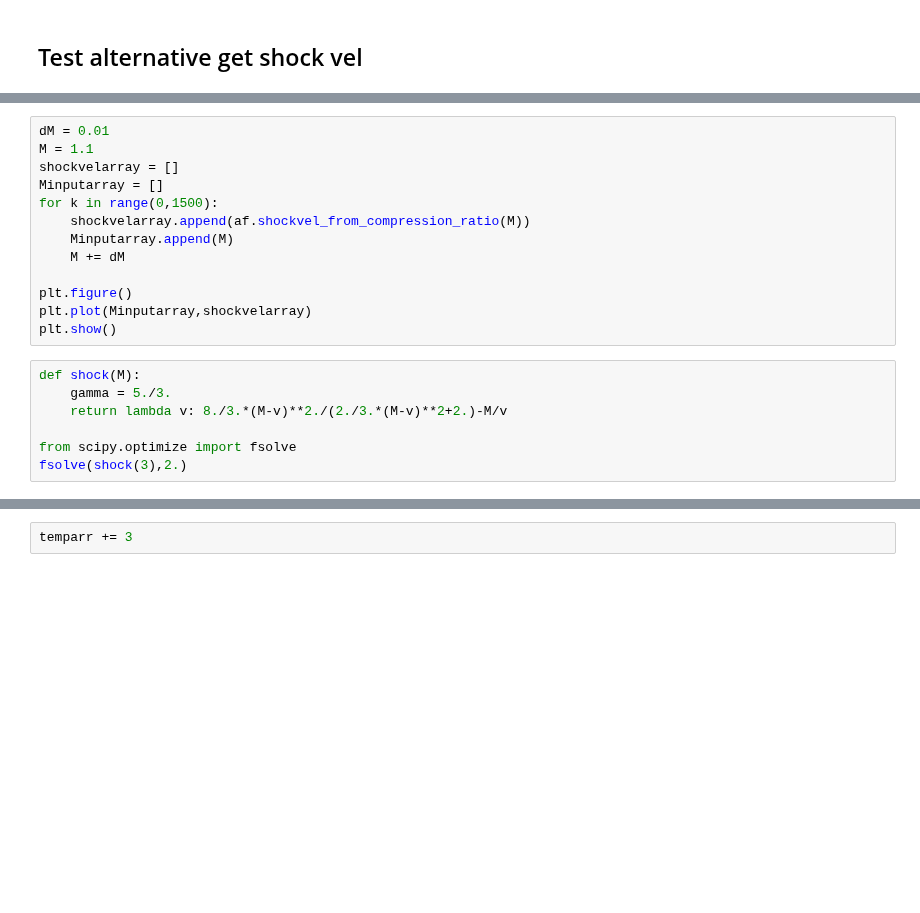
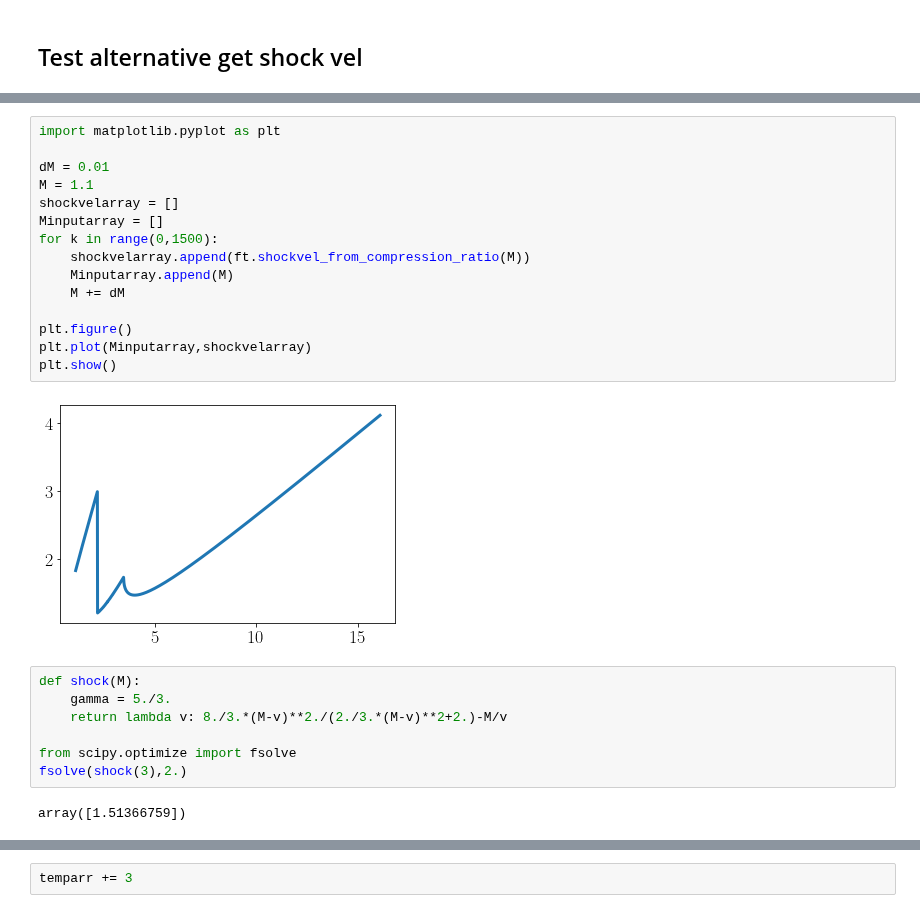
Before and after one commit to collinrbr/FPCAnalysis, a Jupyter notebook: dHybridR.ipynb, the cells around one changed output, grey strips where cells are left out. Saved outputs shown, nothing was run; the diff lists cells and outputs as text; blank space fills up the shorter version.

```diff
--- a/dHybridR.ipynb
+++ b/dHybridR.ipynb
@@ -333,16 +395,20 @@ af.shockvel_from_compression_ratio(3)
 # %%
+import matplotlib.pyplot as plt
+
 dM = 0.01
 M = 1.1
 shockvelarray = []
 Minputarray = []
 for k in range(0,1500):
-    shockvelarray.append(af.shockvel_from_compression_ratio(M))
+    shockvelarray.append(ft.shockvel_from_compression_ratio(M))
     Minputarray.append(M)
     M += dM
 
 plt.figure()
 plt.plot(Minputarray,shockvelarray)
 plt.show()
+# %% [output]
+[figure, added]
 # %%
 def shock(M):
     gamma = 5./3.
@@ -350,6 +416,8 @@ def shock(M):
 
 from scipy.optimize import fsolve
 fsolve(shock(3),2.)
+# %% [output]
+array([1.51366759])
 # %%
 temparr = [1,2,3]
 temparr = np.asarray(temparr)
```
Also changed, not shown: parts of 78 cells of this notebook, 10 other files.
